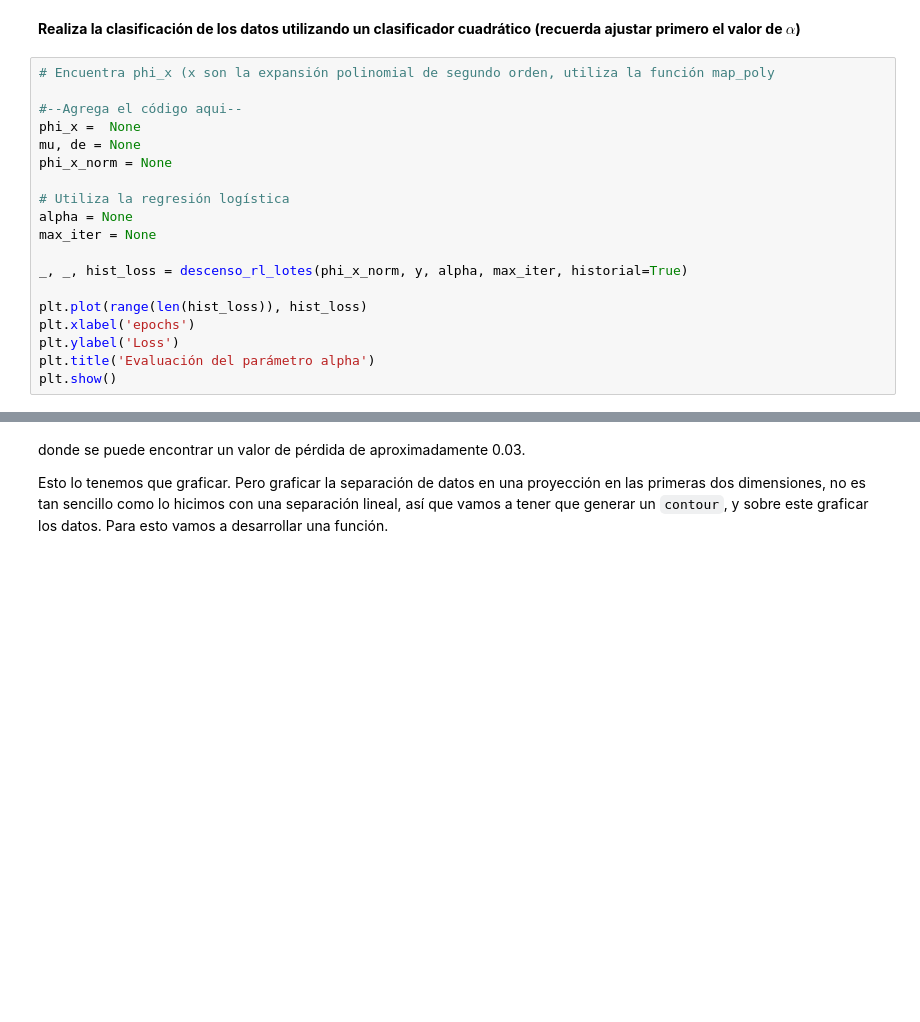
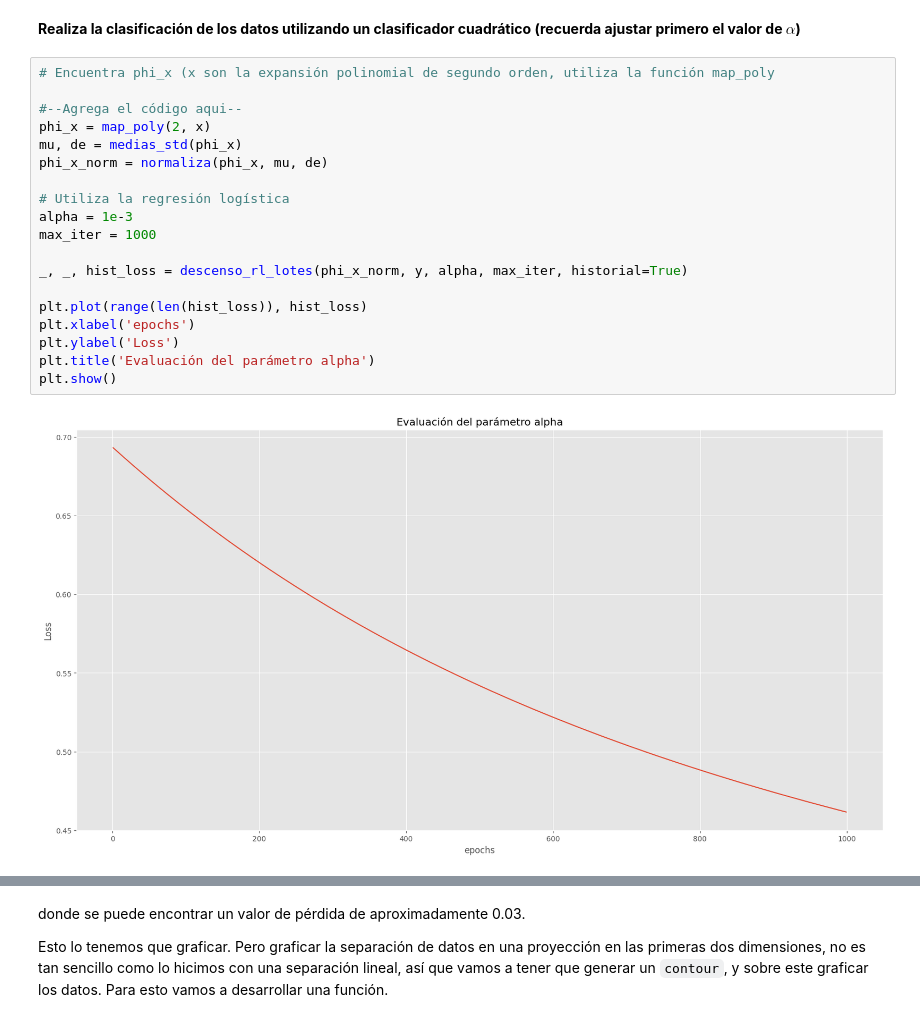
Before and after one commit to FranciscoAtondo/3-Aprendizaje, a Jupyter notebook: reg_logistica.ipynb, the cells around one changed output, grey strips where cells are left out. Cells and saved outputs as stored; diff of their text form; blank space fills up the shorter version.

```diff
--- a/reg_logistica.ipynb
+++ b/reg_logistica.ipynb
@@ -389,22 +401,24 @@ def normaliza(x, mu, des_std):
 # %%
 # Encuentra phi_x (x son la expansión polinomial de segundo orden, utiliza la función map_poly
 
 #--Agrega el código aqui--
-phi_x =  None
-mu, de = None
-phi_x_norm = None
+phi_x = map_poly(2, x)
+mu, de = medias_std(phi_x)
+phi_x_norm = normaliza(phi_x, mu, de)
 
 # Utiliza la regresión logística
-alpha = None
-max_iter = None
+alpha = 1e-3
+max_iter = 1000
 
 _, _, hist_loss = descenso_rl_lotes(phi_x_norm, y, alpha, max_iter, historial=True)
 
 plt.plot(range(len(hist_loss)), hist_loss)
 plt.xlabel('epochs')
 plt.ylabel('Loss')
 plt.title('Evaluación del parámetro alpha')
 plt.show()
+# %% [output]
+[figure, added]
 # %%
 w_norm, b_norm, _ = descenso_rl_lotes(phi_x_norm, y, alpha, 1000)
 
```
Also changed, not shown: parts of 7 cells of this notebook.
